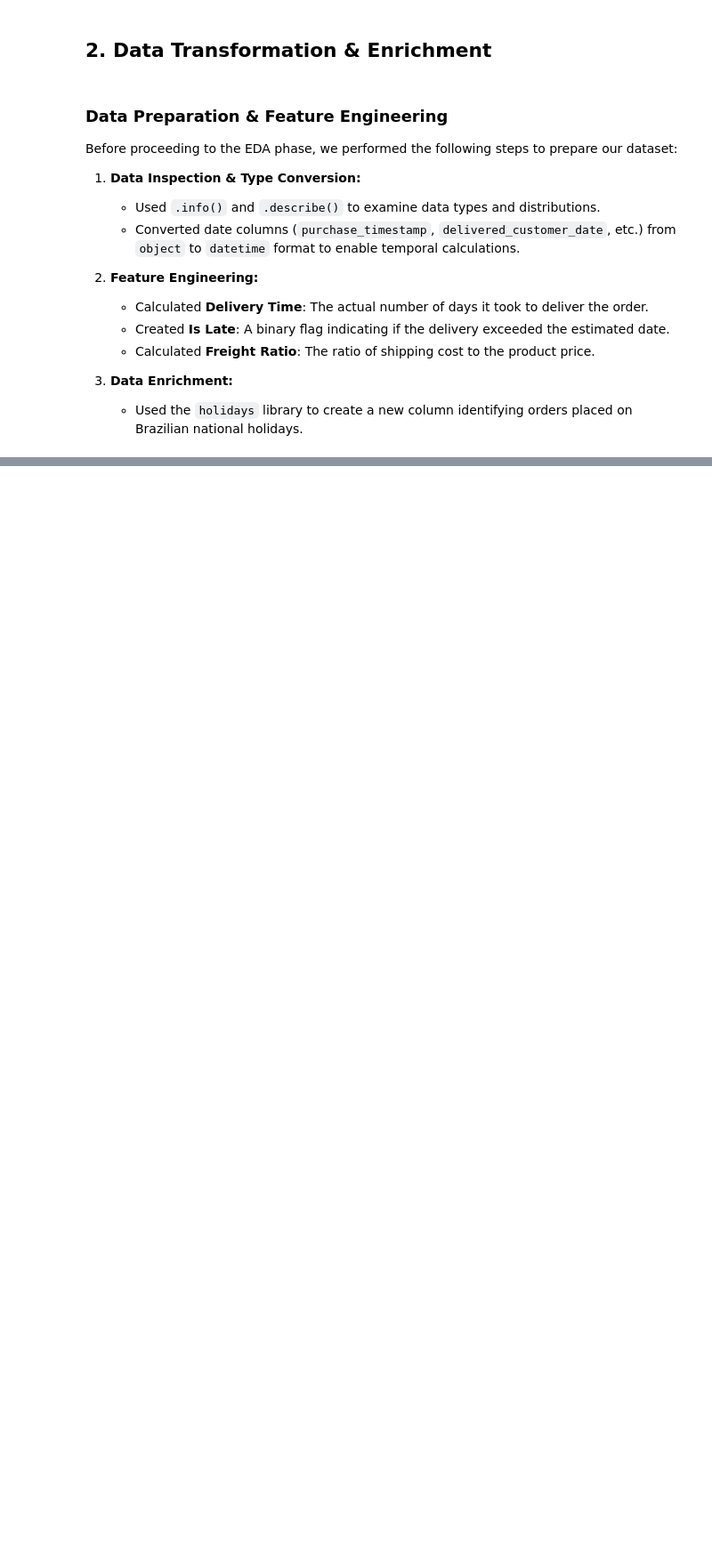
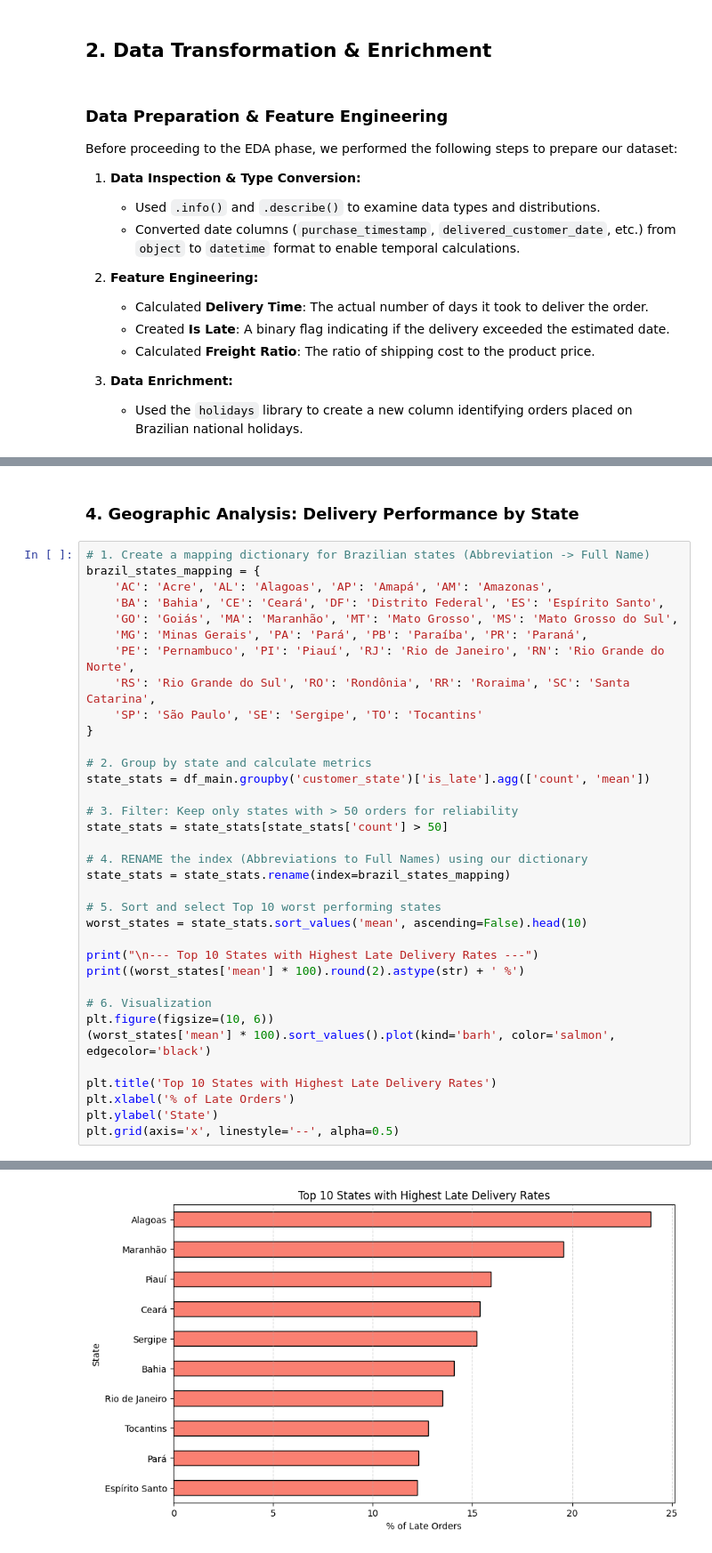
Before and after one commit to kon7drat-illia/Analysis_Brazilian_E-Commerce_by_Olist, a Jupyter notebook: notebook/work.ipynb, the cells around one changed output, grey strips where cells are left out. Shown at 89% size. Saved outputs shown, nothing was run; the diff lists cells and outputs as text; blank space fills up the shorter version.

```diff
--- a/notebook/work.ipynb
+++ b/notebook/work.ipynb
@@ -178,0 +407,38 @@ is_holiday_purchase                            1.0     0.12274
+# %% [markdown]
+### 4. Geographic Analysis: Delivery Performance by State
+# %%
+# 1. Create a mapping dictionary for Brazilian states (Abbreviation -> Full Name)
+brazil_states_mapping = {
+    'AC': 'Acre', 'AL': 'Alagoas', 'AP': 'Amapá', 'AM': 'Amazonas',
+    'BA': 'Bahia', 'CE': 'Ceará', 'DF': 'Distrito Federal', 'ES': 'Espírito Santo',
+    'GO': 'Goiás', 'MA': 'Maranhão', 'MT': 'Mato Grosso', 'MS': 'Mato Grosso do Sul',
+    'MG': 'Minas Gerais', 'PA': 'Pará', 'PB': 'Paraíba', 'PR': 'Paraná',
+    'PE': 'Pernambuco', 'PI': 'Piauí', 'RJ': 'Rio de Janeiro', 'RN': 'Rio Grande do Norte',
+    'RS': 'Rio Grande do Sul', 'RO': 'Rondônia', 'RR': 'Roraima', 'SC': 'Santa Catarina',
+    'SP': 'São Paulo', 'SE': 'Sergipe', 'TO': 'Tocantins'
+}
+
+# 2. Group by state and calculate metrics
+state_stats = df_main.groupby('customer_state')['is_late'].agg(['count', 'mean'])
+
+# 3. Filter: Keep only states with > 50 orders for reliability
+state_stats = state_stats[state_stats['count'] > 50]
+
+# 4. RENAME the index (Abbreviations to Full Names) using our dictionary
+state_stats = state_stats.rename(index=brazil_states_mapping)
+
+# 5. Sort and select Top 10 worst performing states
+worst_states = state_stats.sort_values('mean', ascending=False).head(10)
+
+print("\n--- Top 10 States with Highest Late Delivery Rates ---")
+print((worst_states['mean'] * 100).round(2).astype(str) + ' %')
+
+# 6. Visualization
+plt.figure(figsize=(10, 6))
+(worst_states['mean'] * 100).sort_values().plot(kind='barh', color='salmon', edgecolor='black')
+
+plt.title('Top 10 States with Highest Late Delivery Rates')
+plt.xlabel('% of Late Orders')
+plt.ylabel('State')
+plt.grid(axis='x', linestyle='--', alpha=0.5)
+# %% [output]
@@ -178,0 +458 @@ is_holiday_purchase                            1.0     0.12274
+[figure, added]
```
Also changed, not shown: parts of 13 cells of this notebook, 1 other file.
